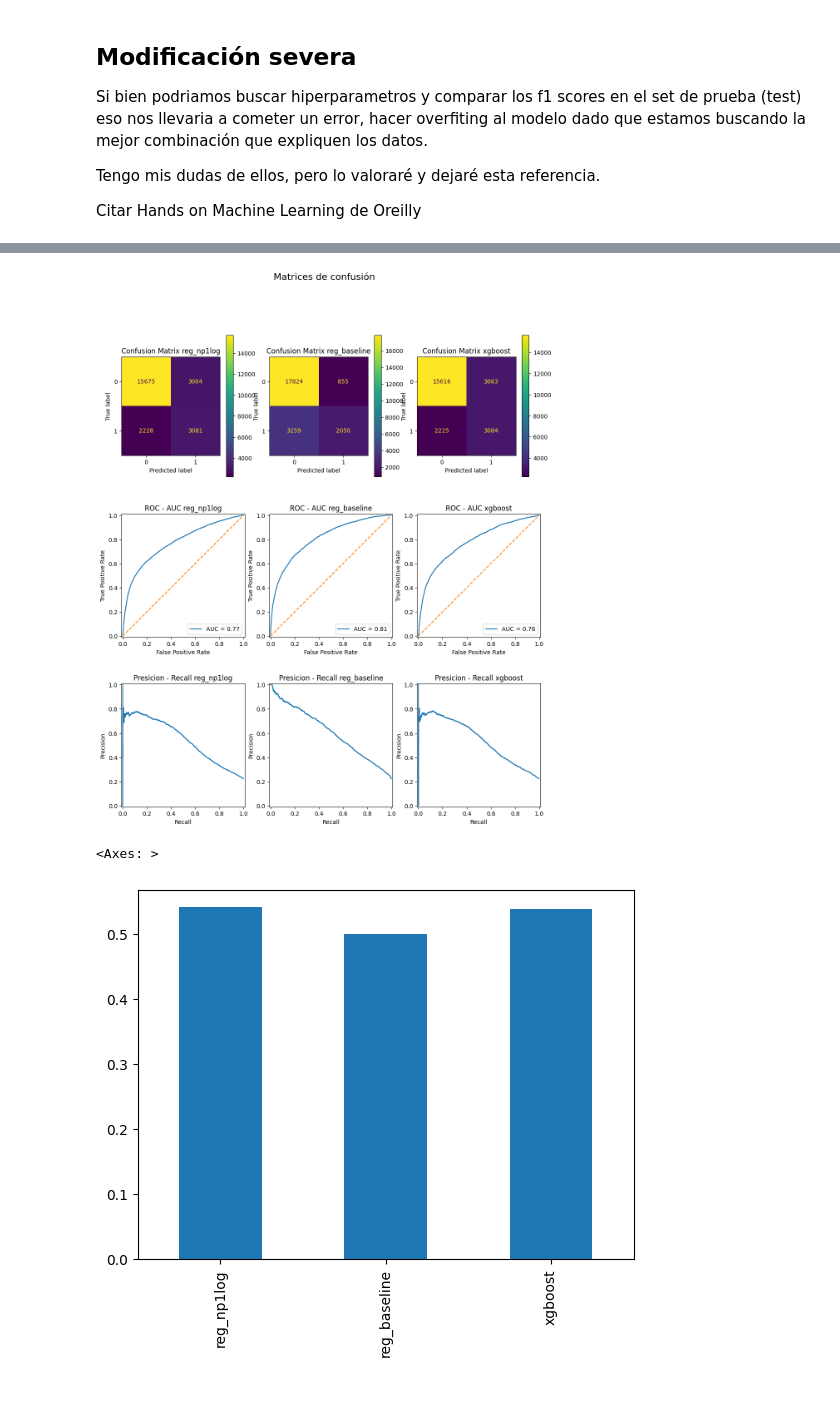
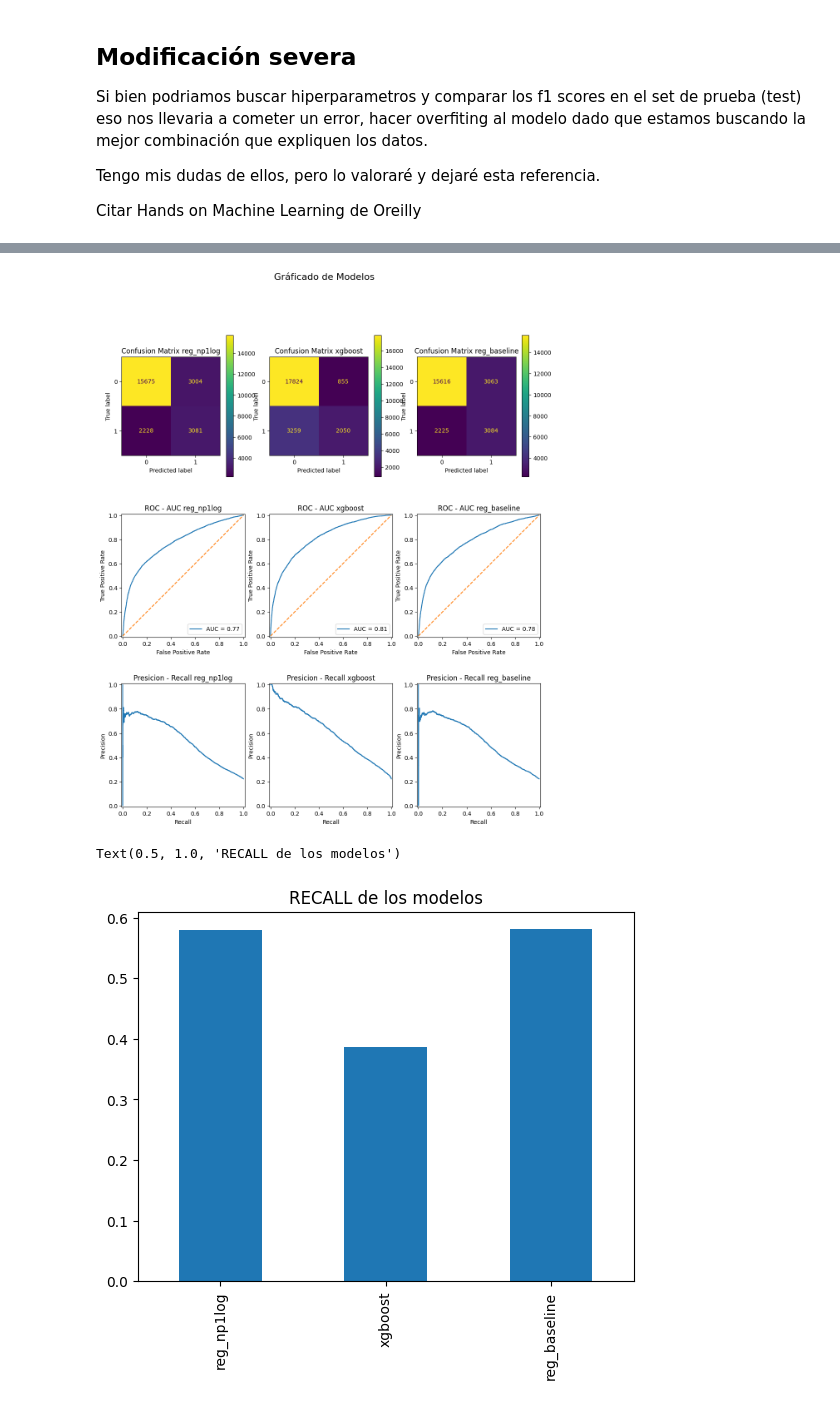
Before and after one commit to Groltjor/DCCCML, a Jupyter notebook: Notebooks/04_model_evaluation.ipynb, the cells around one changed output, grey strips where cells are left out. Saved outputs shown, nothing was run; the diff lists cells and outputs as text; code cells hidden in the pictures.

```diff
--- a/Notebooks/04_model_evaluation.ipynb
+++ b/Notebooks/04_model_evaluation.ipynb
@@ -124,7 +127,7 @@ Tengo mis dudas de ellos, pero lo valoraré y dejaré esta referencia.
 
 Citar Hands on Machine Learning de Oreilly
 # %%
-modelos_listado = ['reg_np1log', 'reg_baseline', 'xgboost']
+modelos_listado = ['reg_np1log', 'xgboost', 'reg_baseline']
 i = 0
 
 modelos_rendimiento = {}
@@ -132,8 +135,8 @@ modelos_rendimiento = {}
 for model in model_list:
 
     y_pred = model.predict(X_train)  ## modificado, antes X_test
-    y_probas = model.predict_proba(X_train)[:, 1]
-    CM, F1, ACCURACY, ROCAUC, RECALL, PRECISION, PR_AUC = score_modelo_no_lineal(y_train, y_pred)
+    y_probas = model.predict_proba(X_train)[:, 1]  #scores para rocauc prauc
+    CM, F1, ACCURACY, ROCAUC, RECALL, PRECISION, PR_AUC = score_modelo_no_lineal(y_train, y_pred, y_probas)
     data = {
         'CM' : CM,
         'F1' : F1,
@@ -192,12 +191,13 @@ for nombre_modelo, calificaciones in modelos_rendimiento.items():
 
 
 
-fig.suptitle('Matrices de confusión', fontsize = 16)
+fig.suptitle('Gráficado de Modelos', fontsize = 16)
 plt.show()
 # %% [output]
-[figure, old version]
+[figure, new version]
 # %%
-frame.T['F1'].plot(kind = 'bar')
+frame.T['RECALL'].plot(kind = 'bar')
+plt.title('RECALL de los modelos')
 # %% [output]
-<Axes: >
+Text(0.5, 1.0, 'RECALL de los modelos')
-[figure, old version]
+[figure, new version]
```
Also changed, not shown: parts of 14 cells of this notebook, 3 other files.
